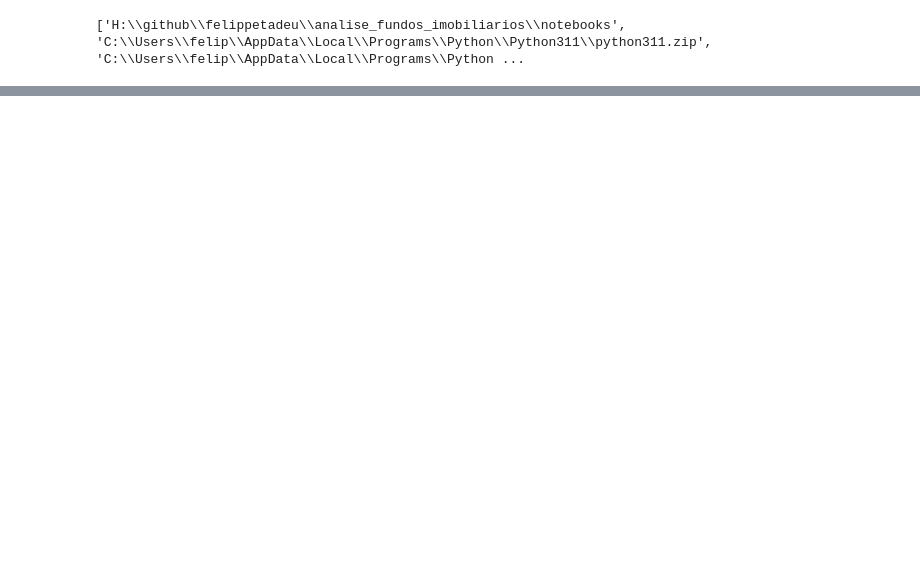
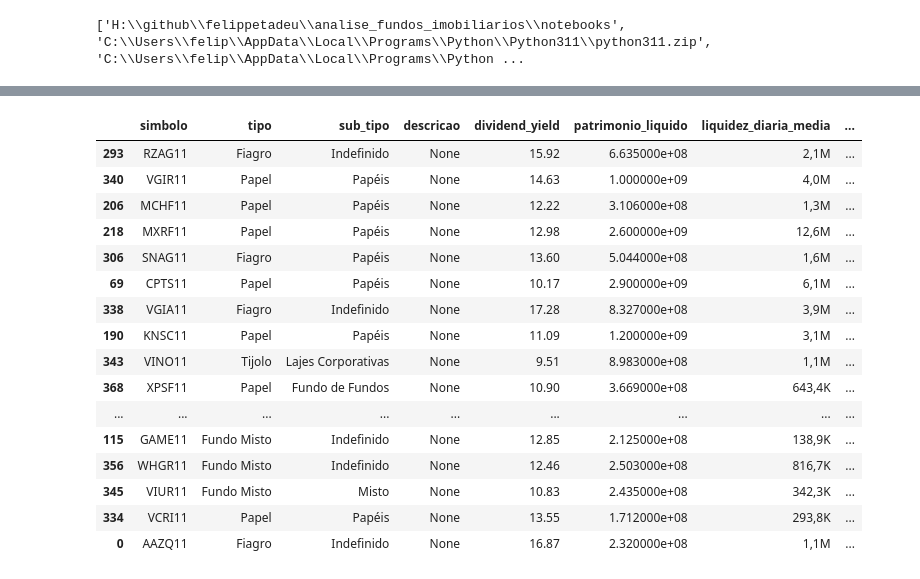
Before and after one commit to felippetadeu/analise_fundos_imobiliarios, a Jupyter notebook: notebooks/Untitled.ipynb, the cells around one changed output, grey strips where cells are left out. Cells and saved outputs as stored; diff of their text form; code cells hidden in the pictures; blank space fills up the shorter version.

```diff
--- a/notebooks/Untitled.ipynb
+++ b/notebooks/Untitled.ipynb
@@ -51,0 +85,48 @@ df
+# %%
+def minimo_gerar_cota(row):
+    # Atribua uma pontuação com base nos critérios fornecidos.
+    valor = 0
+    ultimo_rendimento = row['ultimo_rendimento']
+    valor_patrimonial = row['valor_patrimonial']
+    if ultimo_rendimento > 0:
+        valor = (valor_patrimonial/ultimo_rendimento) * valor_patrimonial
+
+    return math.ceil(valor)
+
+def minimo_gerar_100(row):
+    # Atribua uma pontuação com base nos critérios fornecidos.
+    valor = 0
+    ultimo_rendimento = row['ultimo_rendimento']
+    valor_patrimonial = row['valor_patrimonial']
+    if ultimo_rendimento > 0:
+        valor = (100/ultimo_rendimento) * valor_patrimonial
+
+    return math.ceil(valor)
+# %%
+# Calcule a pontuação para cada fundo imobiliário.
+df['Pontuacao'] = df.apply(pontuacao_fii, axis=1)
+df['Mín. Gerar Cota'] = df.apply(minimo_gerar_cota, axis=1)
+df['Mín. Gerar R$100'] = df.apply(minimo_gerar_100, axis=1)
+
+# Ordene os fundos imobiliários com base na pontuação.
+fundos_ordenados = df.sort_values(by='Pontuacao', ascending=False)
+# %%
+fundos_ordenados[fundos_ordenados['Pontuacao'] >= 5]
+# %% [output]
+|  | simbolo | tipo | sub_tipo | descricao | dividend_yield | patrimonio_liquido | liquidez_diaria_media | ... |
+| 293 | RZAG11 | Fiagro | Indefinido | None | 15.92 | 6.635000e+08 | 2,1M | ... |
+| 340 | VGIR11 | Papel | Papéis | None | 14.63 | 1.000000e+09 | 4,0M | ... |
+| 206 | MCHF11 | Papel | Papéis | None | 12.22 | 3.106000e+08 | 1,3M | ... |
+| 218 | MXRF11 | Papel | Papéis | None | 12.98 | 2.600000e+09 | 12,6M | ... |
+| 306 | SNAG11 | Fiagro | Papéis | None | 13.60 | 5.044000e+08 | 1,6M | ... |
+| 69 | CPTS11 | Papel | Papéis | None | 10.17 | 2.900000e+09 | 6,1M | ... |
+| 338 | VGIA11 | Fiagro | Indefinido | None | 17.28 | 8.327000e+08 | 3,9M | ... |
+| 190 | KNSC11 | Papel | Papéis | None | 11.09 | 1.200000e+09 | 3,1M | ... |
+| 343 | VINO11 | Tijolo | Lajes Corporativas | None | 9.51 | 8.983000e+08 | 1,1M | ... |
+| 368 | XPSF11 | Papel | Fundo de Fundos | None | 10.90 | 3.669000e+08 | 643,4K | ... |
+| ... | ... | ... | ... | ... | ... | ... | ... | ... |
+| 115 | GAME11 | Fundo Misto | Indefinido | None | 12.85 | 2.125000e+08 | 138,9K | ... |
+| 356 | WHGR11 | Fundo Misto | Indefinido | None | 12.46 | 2.503000e+08 | 816,7K | ... |
+| 345 | VIUR11 | Fundo Misto | Misto | None | 10.83 | 2.435000e+08 | 342,3K | ... |
+| 334 | VCRI11 | Papel | Papéis | None | 13.55 | 1.712000e+08 | 293,8K | ... |
+| 0 | AAZQ11 | Fiagro | Indefinido | None | 16.87 | 2.320000e+08 | 1,1M | ... |
```
Also changed, not shown: parts of 4 cells of this notebook, 3 other files.
